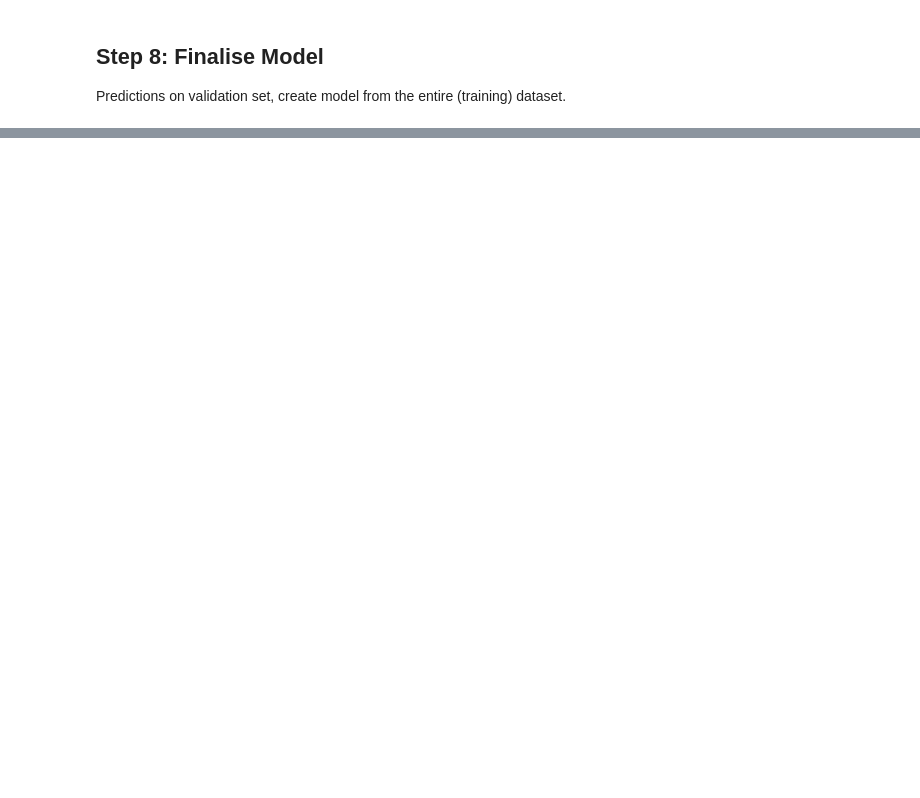
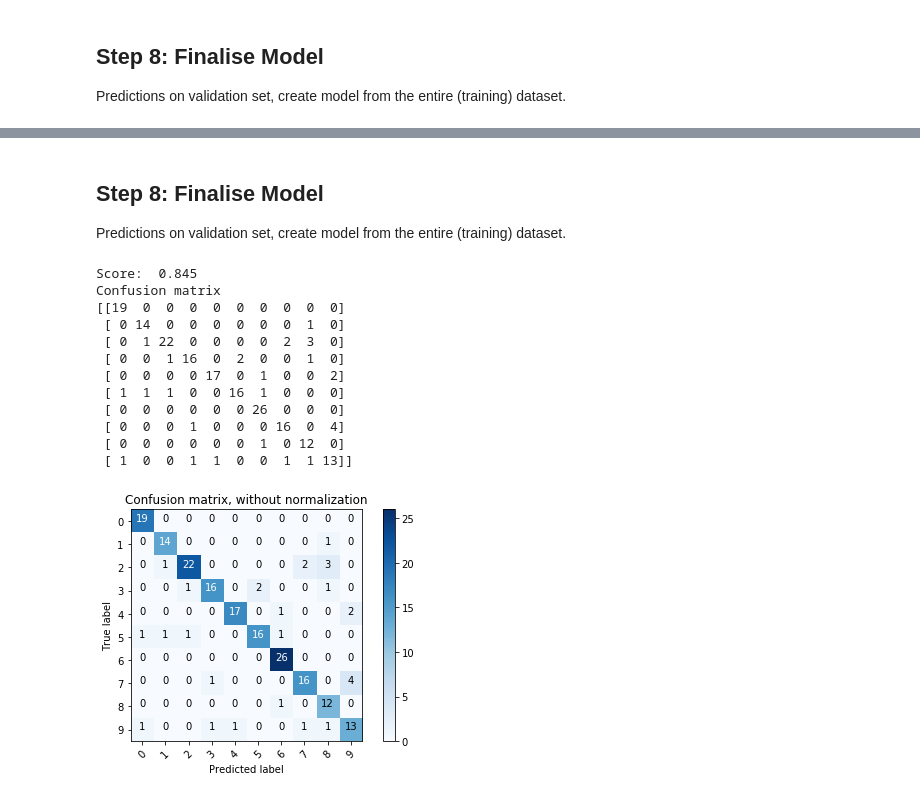
Before and after one commit to angelikim/MachineLearingEx3, a Jupyter notebook: MLProjectTemplateClassification.ipynb, the cells around one changed output, grey strips where cells are left out. Saved outputs shown, nothing was run; the diff lists cells and outputs as text; code cells hidden in the pictures; blank space fills up the shorter version.

```diff
--- a/MLProjectTemplateClassification.ipynb
+++ b/MLProjectTemplateClassification.ipynb
@@ -354,0 +376,38 @@ Confusion matrix
+# %%
+from sklearn.ensemble import VotingClassifier
+
+ensemble = VotingClassifier(models,weights=[3,1,4,2,2,5])
+results = cross_val_score(ensemble, X_train, y_train, cv=kfold)
+# %% [markdown]
+## Step 8: Finalise Model
+Predictions on validation set, create model from the entire (training) dataset.
+# %%
+ensemble.fit(X_train, y_train)
+y_pred=model.predict(X_test)
+print "Score: ", ensemble.score(X_test,y_test)
+
+#using Scikit-Learn code:http://scikit-learn.org/stable/auto_examples/model_selection/plot_confusion_matrix.html
+
+cnf_matrix = confusion_matrix(y_test, y_pred)
+np.set_printoptions(precision=2)
+
+# Plot non-normalized confusion matrix
+plt.figure()
+plot_confusion_matrix(cnf_matrix, classes=class_names,
+                      title='Confusion matrix, without normalization')
+
+plt.show()
+# %% [output]
+Score:  0.845
+Confusion matrix
+[[19  0  0  0  0  0  0  0  0  0]
+ [ 0 14  0  0  0  0  0  0  1  0]
+ [ 0  1 22  0  0  0  0  2  3  0]
+ [ 0  0  1 16  0  2  0  0  1  0]
+ [ 0  0  0  0 17  0  1  0  0  2]
+ [ 1  1  1  0  0 16  1  0  0  0]
+ [ 0  0  0  0  0  0 26  0  0  0]
+ [ 0  0  0  1  0  0  0 16  0  4]
+ [ 0  0  0  0  0  0  1  0 12  0]
+ [ 1  0  0  1  1  0  0  1  1 13]]
+[figure, added]
```
Also changed, not shown: parts of 9 cells of this notebook.
